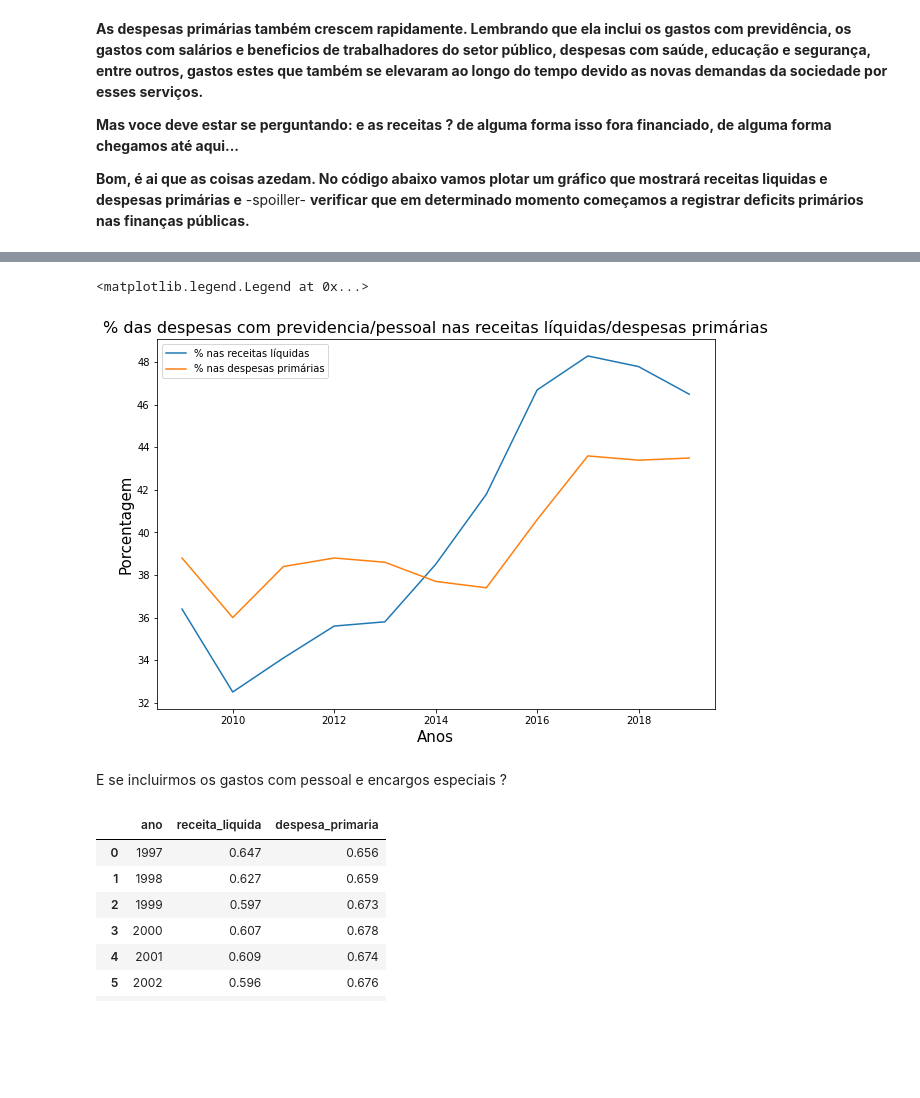
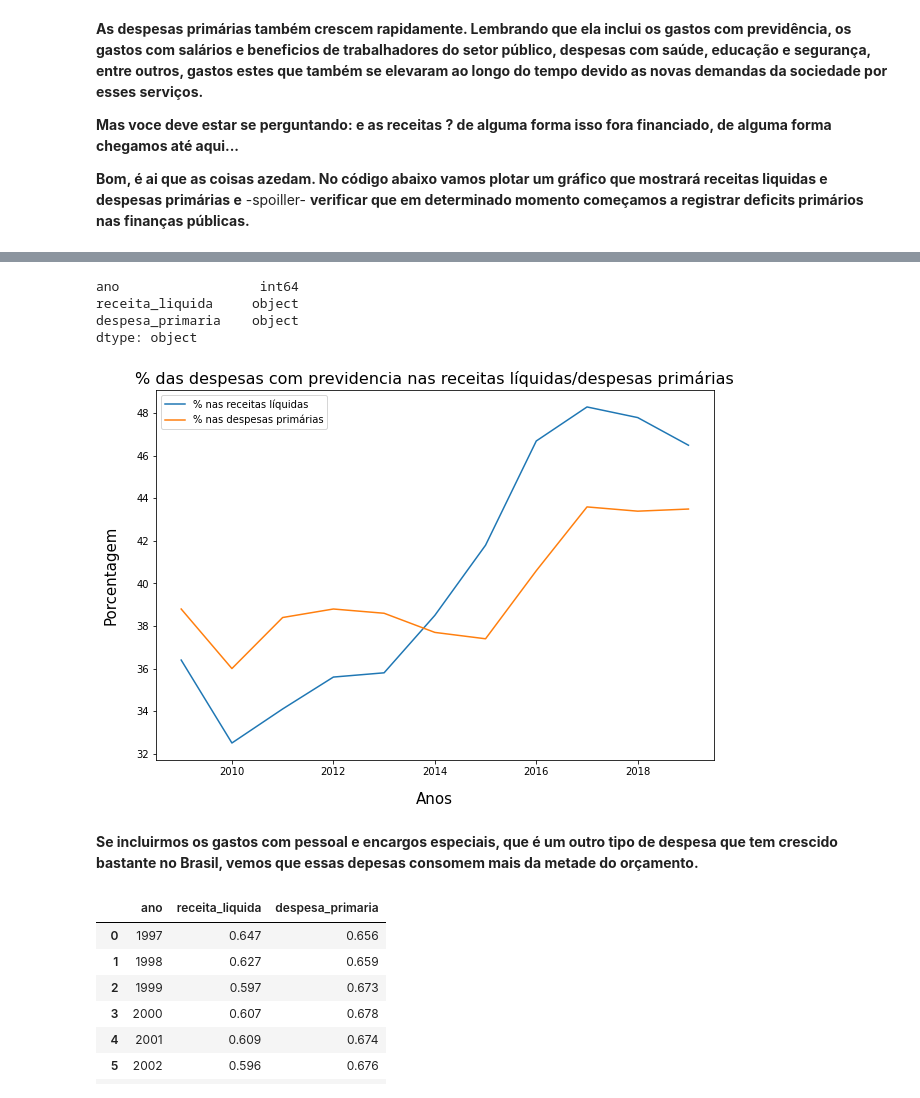
Before and after one commit to jp-data/template_portfolio, a Jupyter notebook: Previdência_social_brasileira.ipynb, the cells around one changed output, grey strips where cells are left out. Saved outputs shown, nothing was run; the diff lists cells and outputs as text; code cells hidden in the pictures; blank space fills up the shorter version.

```diff
--- a/Previdência_social_brasileira.ipynb
+++ b/Previdência_social_brasileira.ipynb
@@ -398 +385,9 @@ dtype: object
+# %%
+#conhecendo o formato dos dados gerados
+previdencia_em_porcentagem.dtypes
+# %% [output]
+ano                  int64
+receita_liquida     object
+despesa_primaria    object
+dtype: object
 # %%
@@ -399,20 +395,28 @@ dtype: object
 previdencia_em_porcentagem.receita_liquida= previdencia_em_porcentagem.receita_liquida.astype(float)
 previdencia_em_porcentagem.despesa_primaria= previdencia_em_porcentagem.despesa_primaria.astype(float)
 # %%
+#determinação do eixo X: os anos de observação
 x= previdencia_em_porcentagem.ano[12:23]
+
+                        #determinação dos eixos y's;
+#o primeiro recebe a despesa previdenciaria no montante da receita liquida, em porcentagem.
 y1= (previdencia_em_porcentagem.receita_liquida[12:23])*100
+
+#o segundo recebe a despesa previdenciaria no montante das despesas primárias, em porcentagem.
 y2= (previdencia_em_porcentagem.despesa_primaria[12:23])*100
 
+                          #plotando o gráfico
+#escolhendo o tamnho do gráfico
 figura= plt.figure(figsize=(10,6.8))
+#plotando a primeira linha, com a trajetória dos dados a respeito da % das despesas previdenciarias no montante as receitas liquidas.
 figura= plt.plot(x, y1, label= '% nas receitas líquidas')
+#plotando a segunda linha, com a trajetória dos dados a respeito da % das despesas previdenciárias no montante das despesas primárias.
 figura= plt.plot(x, y2, label= '% nas despesas primárias')
 
-plt.xlabel('Anos', fontsize= 15)
-plt.ylabel('Porcentagem', fontsize= 15)
-plt.title('% das despesas com previdencia/pessoal nas receitas líquidas/despesas primárias', fontsize= 16)
+plt.xlabel('Anos', fontsize= 15, labelpad= 15)
+plt.ylabel('Porcentagem', fontsize= 15, labelpad= 18)
+plt.title('% das despesas com previdencia nas receitas líquidas/despesas primárias', fontsize= 16)
 plt.legend()
+plt.show()
 # %% [output]
-<matplotlib.legend.Legend at 0x...>
-[figure, old version]
+[figure, new version]
-# %% [markdown]
-E se incluirmos os gastos com pessoal e encargos especiais ?
@@ -429,0 +423,2 @@ previdencia_pessoal_porcentagem.ano= df_valores_reais.Ano
+# %% [markdown]
+**Se incluirmos os gastos com pessoal e encargos especiais, que é um outro tipo de despesa que tem crescido bastante no Brasil, vemos que essas depesas consomem mais da metade do orçamento.**
```
Also changed, not shown: parts of 12 cells of this notebook.
